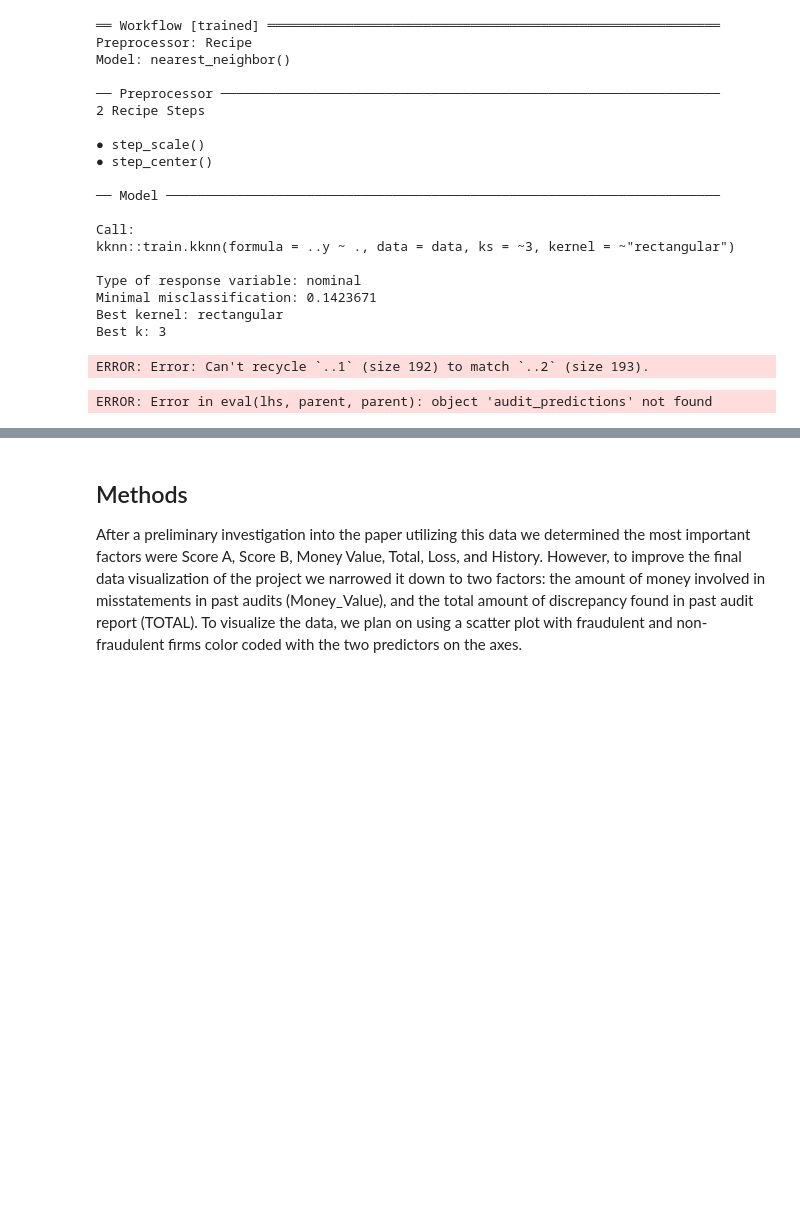
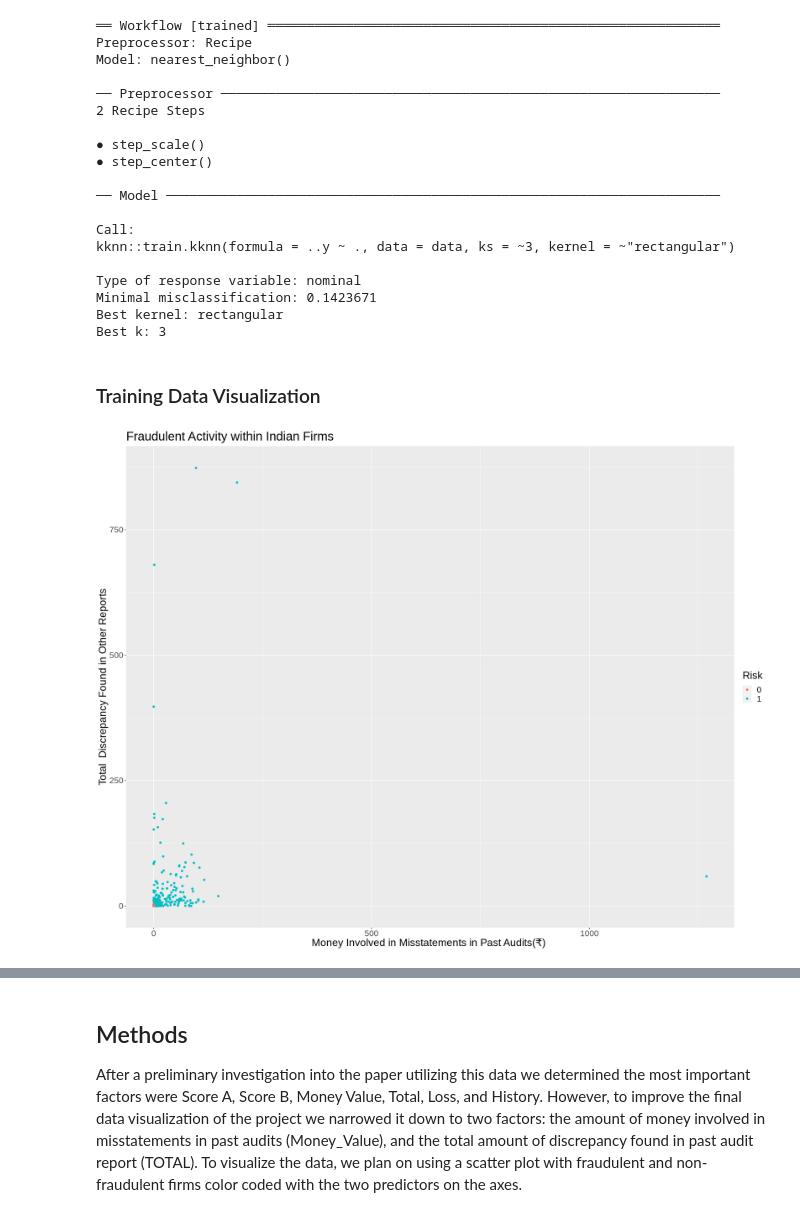
Before and after one commit to ehusken/dsci100-project, a Jupyter notebook: Project Proposal.ipynb, the cells around one changed output, grey strips where cells are left out. Cells and saved outputs as stored; diff of their text form; code cells hidden in the pictures; blank space fills up the shorter version.

```diff
--- a/Project Proposal.ipynb
+++ b/Project Proposal.ipynb
@@ -134,17 +136,15 @@ Type of response variable: nominal
 Minimal misclassification: 0.1423671
 Best kernel: rectangular
 Best k: 3
-# %%
-audit_predictions <- predict(audit_workflow, audit_testing) %>%
-       bind_cols(audit_testing)
-
-audit_predictions
-# %% [output]
-ERROR: Error: Can't recycle `..1` (size 192) to match `..2` (size 193).
-# %%
-audit_prediction_accuracy <- audit_predictions%>%
-         metrics(truth = Money_Value, estimate = .pred_class)
-
-audit_prediction_accuracy
-# %% [output]
-ERROR: Error in eval(lhs, parent, parent): object 'audit_predictions' not found
+# %% [markdown]
+### Training Data Visualization
+# %%
+options(repr.plot.width=18, repr.plot.height=14)
+audit_plot <- ggplot(audit_training, (aes(x= TOTAL , y= Money_Value, colour = Risk))) +
+        geom_point() +
+        labs(x = "Money Involved in Misstatements in Past Audits(₹) ", y = "Total  Discrepancy Found in Other Reports", colour = 'Risk') +
+        ggtitle("Fraudulent Activity within Indian Firms") +
+        theme(text = element_text(size = 20))
+audit_plot
+# %% [output]
+[figure, added]
```
Also changed, not shown: parts of 4 cells of this notebook.
